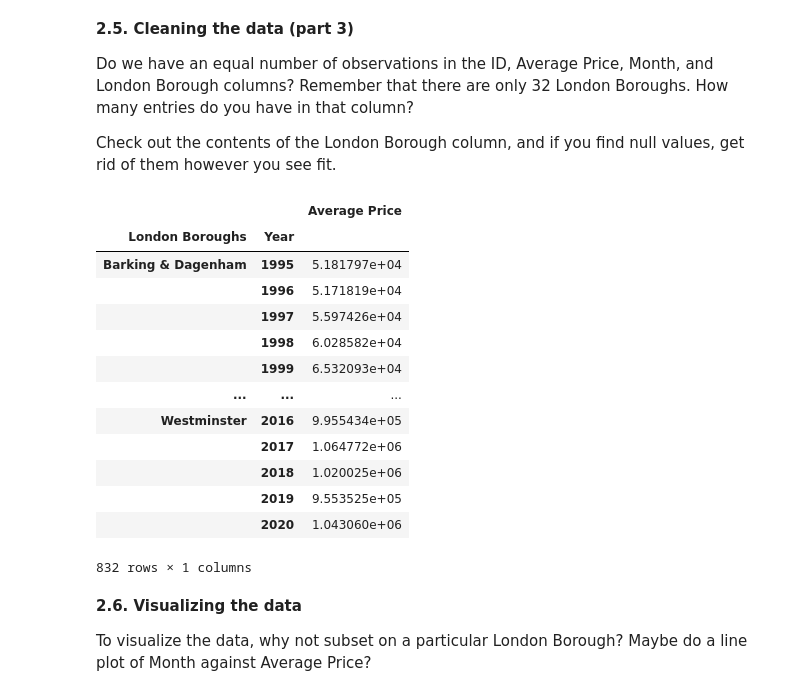
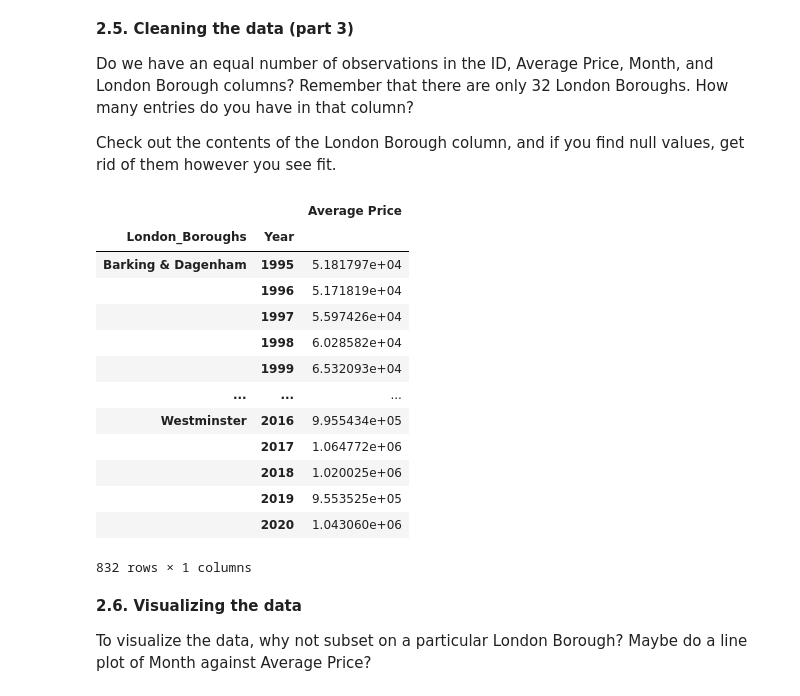
Before and after one commit to phatakshaunak/Springboard-Data-Science, a Jupyter notebook: Unit 4 Challenge - Tier 3.ipynb, the cells around one changed output. Cells and saved outputs as stored; diff of their text form; code cells hidden in the pictures.

```diff
--- a/Unit 4 Challenge - Tier 3.ipynb
+++ b/Unit 4 Challenge - Tier 3.ipynb
@@ -139,11 +139,11 @@ prop_tps2.head()
 
 You might we have to **rename** a couple columns. How do you do this? The clue's pretty bold...
 # %%
-prop_tps3=prop_tps2.rename(columns={'Unnamed: 0':'London Boroughs',pd.NaT:'ID'})
+prop_tps3=prop_tps2.rename(columns={'Unnamed: 0':'London_Boroughs',pd.NaT:'ID'})
 prop_tps3.head()
-#a = prop_tps2['London Boroughs'].sort_values().unique()
+#a = prop_tps2['London_Boroughs'].sort_values().unique()
 notborough = ['City of London','EAST MIDLANDS','EAST OF ENGLAND','England','Inner London','LONDON','NORTH EAST', 'NORTH WEST','Outer London','SOUTH EAST', 'SOUTH WEST','WEST MIDLANDS','YORKS & THE HUMBER','Unnamed: 34','Unnamed: 37','Unnamed: 47']
-prop_filt = prop_tps3[~prop_tps3['London Boroughs'].isin(notborough)]
+prop_filt = prop_tps3[~prop_tps3['London_Boroughs'].isin(notborough)]
 prop_filt.head()
 prop_filt1 = prop_filt.reset_index().drop('index',axis=1)
 prop_filt1.head()
@@ -162,7 +162,7 @@ Remember what Wes McKinney said about tidy data?
 
 You might need to **melt** your DataFrame here.
 # %%
-propt_mlt = pd.melt(prop_filt1,id_vars=['London Boroughs','ID'],var_name='Date',value_name='Average Price')
+propt_mlt = pd.melt(prop_filt1,id_vars=['London_Boroughs','ID'],var_name='Date',value_name='Average Price')
 propt_mlt.info()
 # %% [output]
 <class 'pandas.core.frame.DataFrame'>
@@ -201,11 +202,11 @@ Do we have an equal number of observations in the ID, Average Price, Month, and
 Check out the contents of the London Borough column, and if you find null values, get rid of them however you see fit.
 # %%
 df = propt_mlt
-Grp_df = df.groupby(['London Boroughs','Year']).mean()
+Grp_df = df.groupby(['London_Boroughs','Year']).mean()
 Grp_df
 # %% [output]
 |  |  | Average Price |
-| London Boroughs | Year |  |
+| London_Boroughs | Year |  |
 | Barking & Dagenham | 1995 | 5.181797e+04 |
 |  | 1996 | 5.171819e+04 |
 |  | 1997 | 5.597426e+04 |
```
Also changed, not shown: parts of 3 cells of this notebook.
